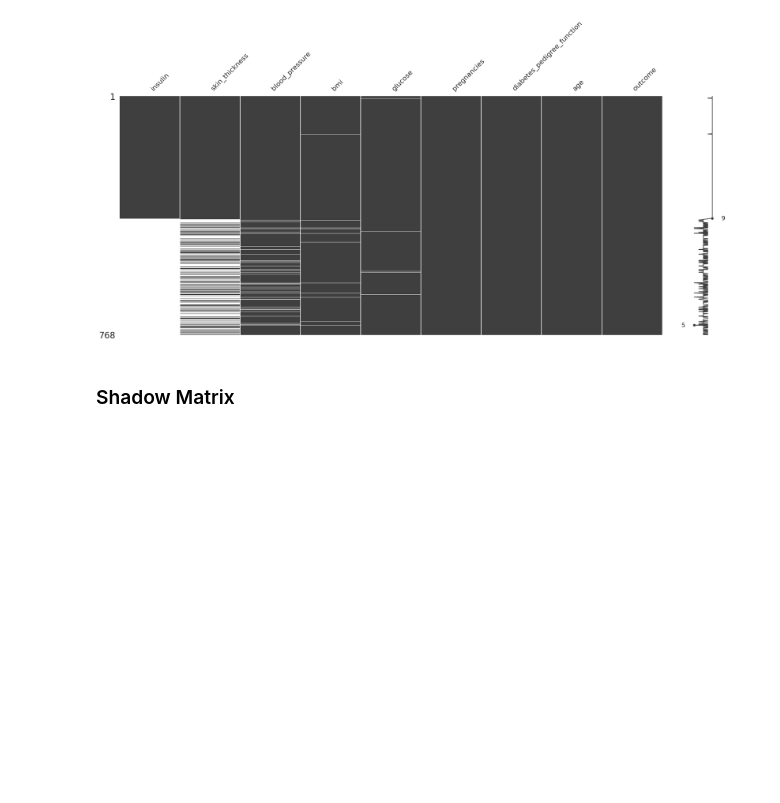
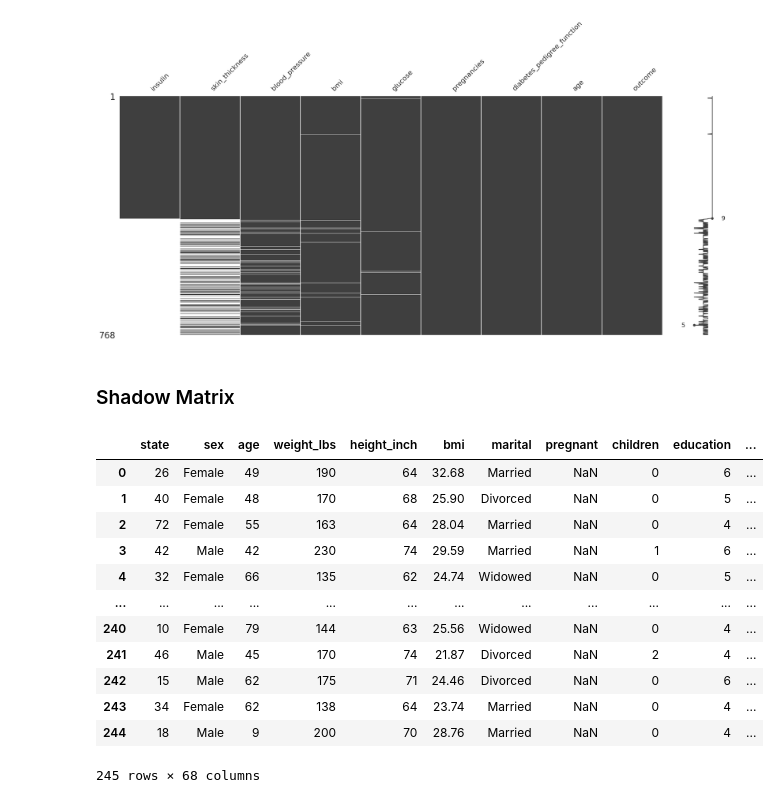
Before and after one commit to Monkey8596/Missing_data_handling-, a Jupyter notebook: notebooks/00Live_exploration.ipynb, the cells around one changed output. Cells and saved outputs as stored; diff of their text form; code cells hidden in the pictures; blank space fills up the shorter version.

Commit message:
Shadow matrix

```diff
--- a/notebooks/00Live_exploration.ipynb
+++ b/notebooks/00Live_exploration.ipynb
@@ -659,3 +659,33 @@ diabetes_df.missing.missing_variable_plot()
 [figure]
 # %% [markdown]
 ### Shadow Matrix
+# %%
+(
+    riskfactors_df
+    .isna()
+    .replace({
+        False: 'Not Missing',
+        True: 'Missing'
+    })
+    .add_suffix('_NA')
+    .pipe(
+        lambda shadow_matrix: pd.concat(
+            [riskfactors_df, shadow_matrix],
+            axis='columns'
+        )
+    )
+)
+# %% [output]
+|  | state | sex | age | weight_lbs | height_inch | bmi | marital | pregnant | children | education | ... |
+| 0 | 26 | Female | 49 | 190 | 64 | 32.68 | Married | NaN | 0 | 6 | ... |
+| 1 | 40 | Female | 48 | 170 | 68 | 25.90 | Divorced | NaN | 0 | 5 | ... |
+| 2 | 72 | Female | 55 | 163 | 64 | 28.04 | Married | NaN | 0 | 4 | ... |
+| 3 | 42 | Male | 42 | 230 | 74 | 29.59 | Married | NaN | 1 | 6 | ... |
+| 4 | 32 | Female | 66 | 135 | 62 | 24.74 | Widowed | NaN | 0 | 5 | ... |
+| ... | ... | ... | ... | ... | ... | ... | ... | ... | ... | ... | ... |
+| 240 | 10 | Female | 79 | 144 | 63 | 25.56 | Widowed | NaN | 0 | 4 | ... |
+| 241 | 46 | Male | 45 | 170 | 74 | 21.87 | Divorced | NaN | 2 | 4 | ... |
+| 242 | 15 | Male | 62 | 175 | 71 | 24.46 | Divorced | NaN | 0 | 6 | ... |
+| 243 | 34 | Female | 62 | 138 | 64 | 23.74 | Married | NaN | 0 | 4 | ... |
+| 244 | 18 | Male | 9 | 200 | 70 | 28.76 | Married | NaN | 0 | 4 | ... |
+245 rows × 68 columns
```
Also changed, not shown: parts of 2 cells of this notebook.
